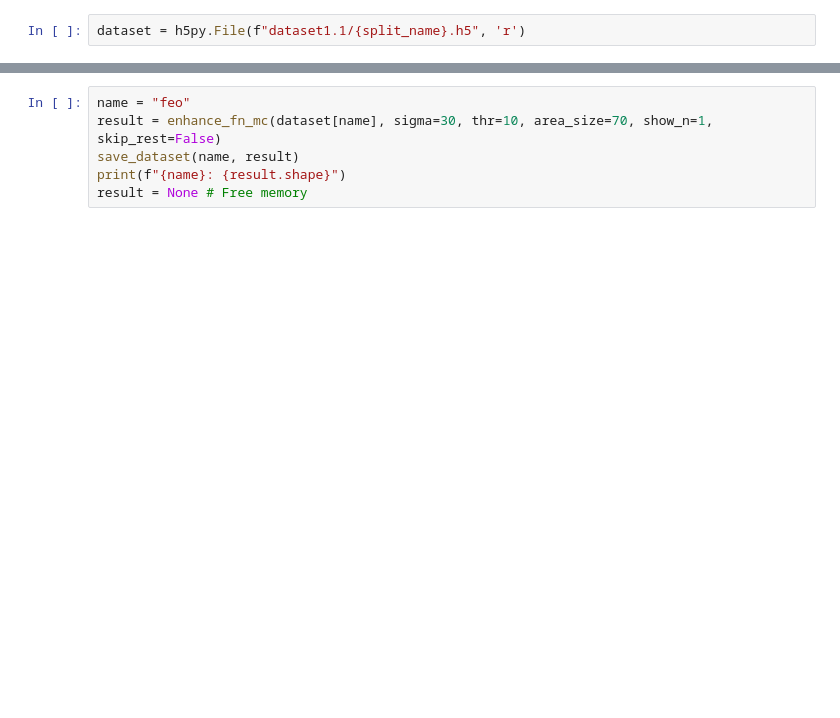
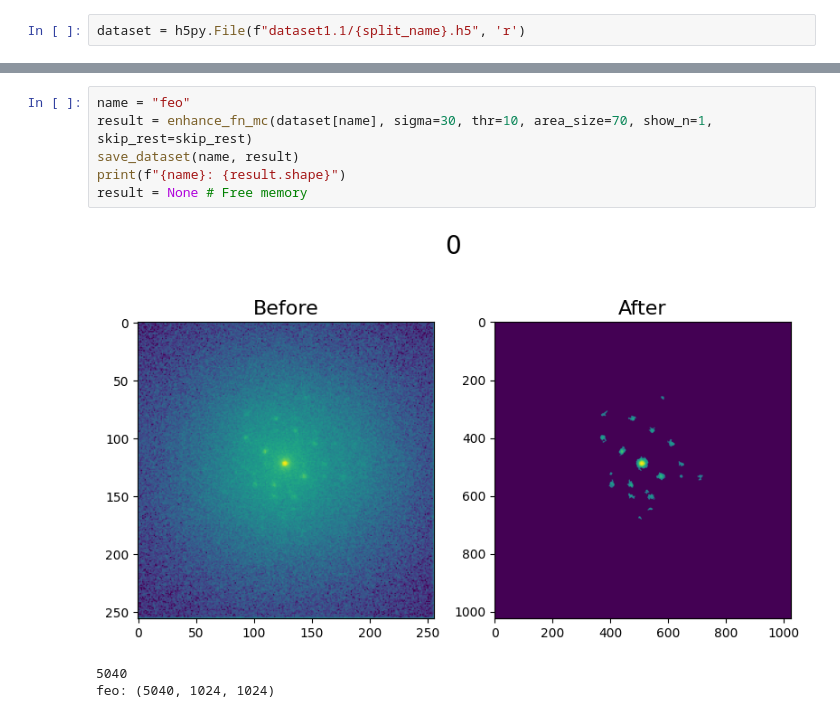
Before and after one commit to Jakub-David/stemdiff_unet, a Jupyter notebook: unet/create_targets.ipynb, the cells around one changed output, grey strips where cells are left out. Drawn from its saved outputs; the diff is of its cells as text; blank space fills up the shorter version.

```diff
--- a/unet/create_targets.ipynb
+++ b/unet/create_targets.ipynb
@@ -72,8 +89,12 @@ result = None # Free memory
 # %%
 name = "feo"
-result = enhance_fn_mc(dataset[name], sigma=30, thr=10, area_size=70, show_n=1, skip_rest=False)
+result = enhance_fn_mc(dataset[name], sigma=30, thr=10, area_size=70, show_n=1, skip_rest=skip_rest)
 save_dataset(name, result)
 print(f"{name}: {result.shape}")
 result = None # Free memory
+# %% [output]
+[figure, added]
+5040
+feo: (5040, 1024, 1024)
 # %%
 name = "laf3"
```
Also changed, not shown: parts of 8 cells of this notebook.
